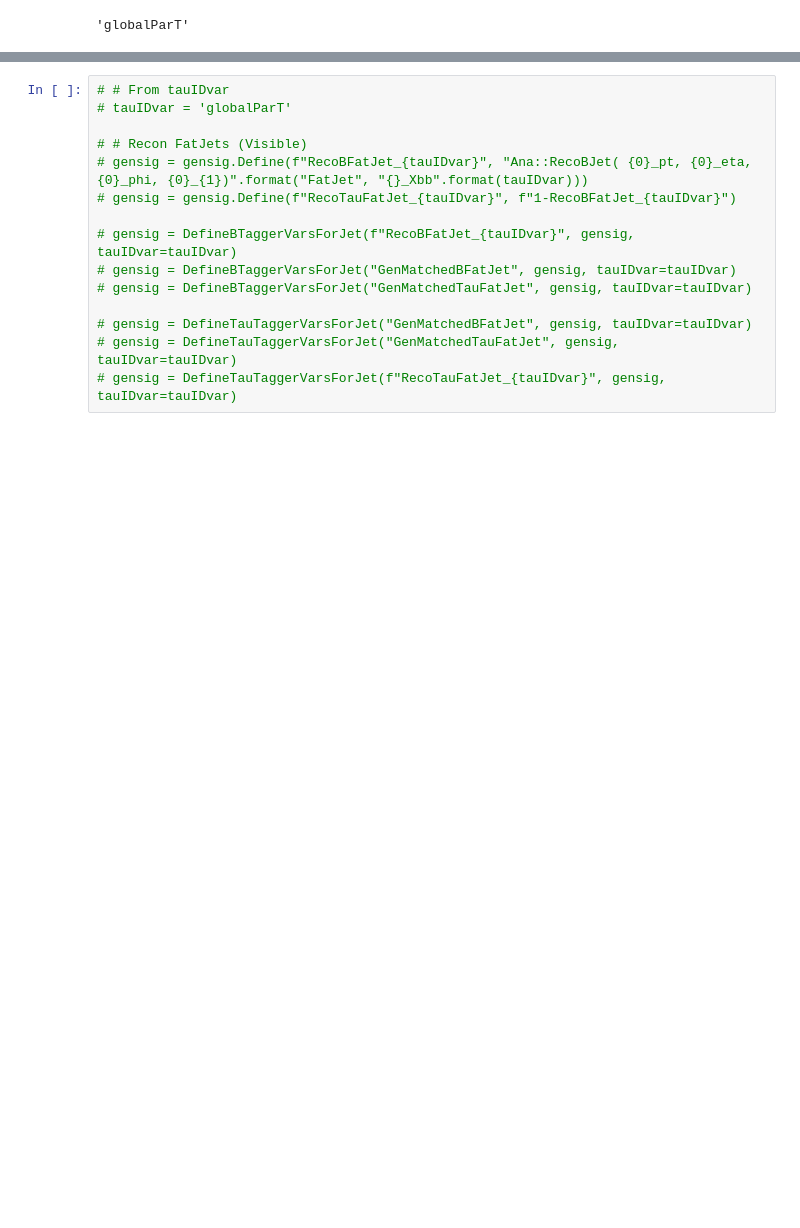
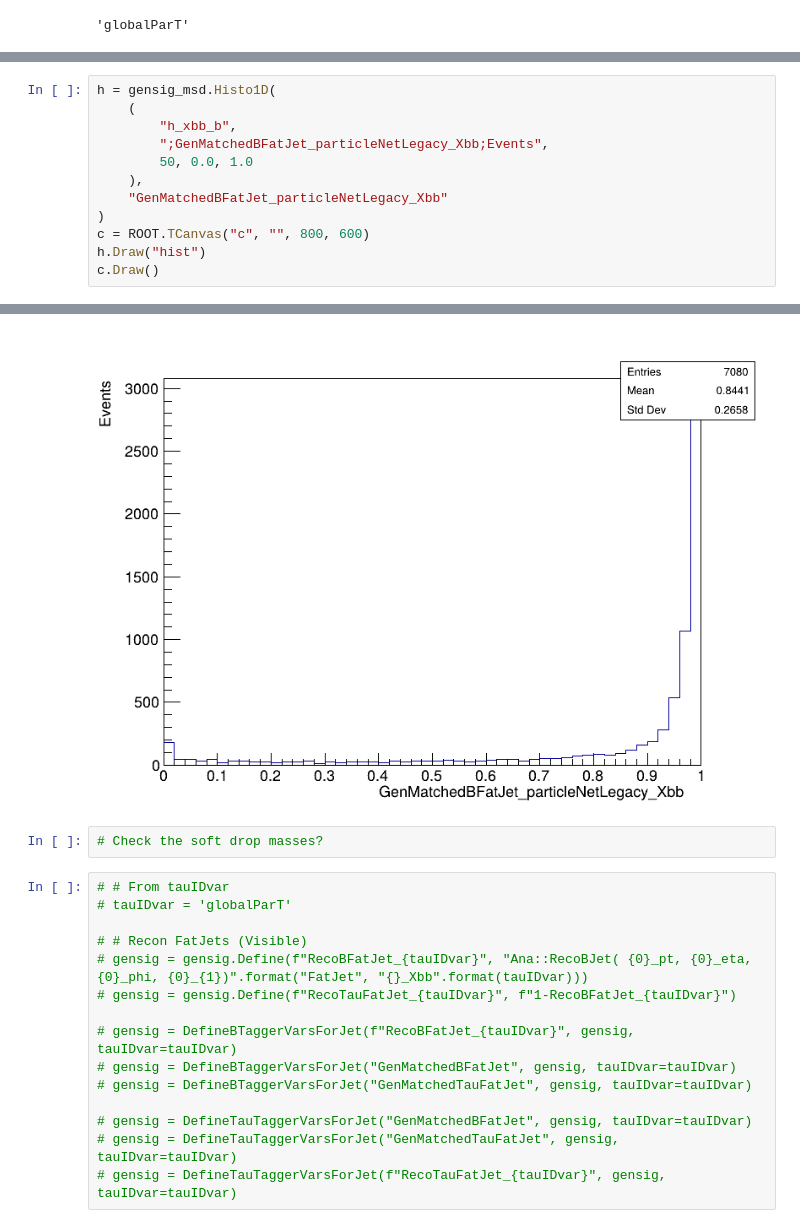
Before and after one commit to ArghyaDas112358/Ana, a Jupyter notebook: Selection.ipynb, the cells around one changed output, grey strips where cells are left out. Drawn from its saved outputs; the diff is of its cells as text; blank space fills up the shorter version.

```diff
--- a/Selection.ipynb
+++ b/Selection.ipynb
@@ -182,0 +242,13 @@ gensig = DefineTauTaggerVarsForJet("GenMatchedTauFatJet", gensig, tauIDvar=tauID
+# %%
+h = gensig_msd.Histo1D(
+    (
+        "h_xbb_b",
+        ";GenMatchedBFatJet_particleNetLegacy_Xbb;Events",
+        50, 0.0, 1.0
+    ),
+    "GenMatchedBFatJet_particleNetLegacy_Xbb"
+)
+c = ROOT.TCanvas("c", "", 800, 600)
+h.Draw("hist")
+c.Draw()
+# %% [output]
@@ -183,3 +256,6 @@ gensig = DefineTauTaggerVarsForJet("GenMatchedTauFatJet", gensig, tauIDvar=tauID
+[figure, added]
+# %%
+# Check the soft drop masses?
 # %%
 # # From tauIDvar
 # tauIDvar = 'globalParT'
```
Also changed, not shown: parts of 9 cells of this notebook, 4 other files.
